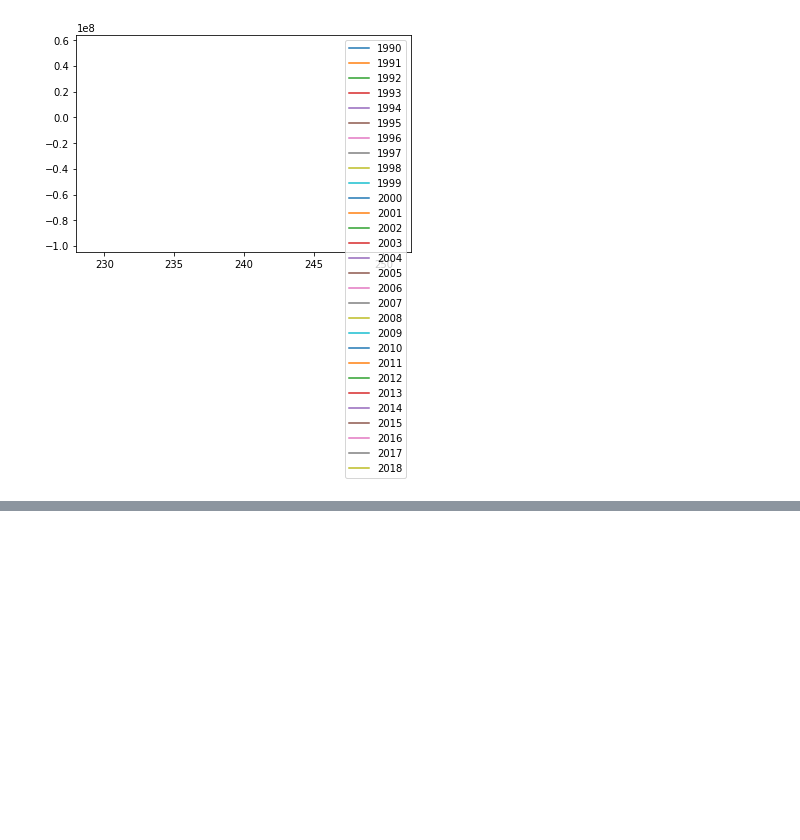
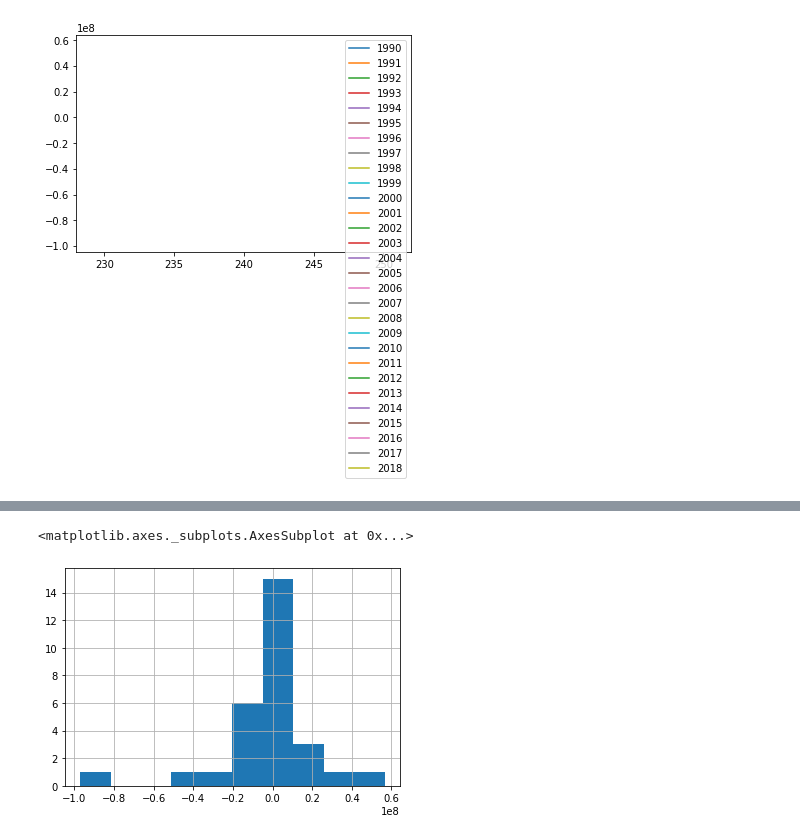
Before and after one commit to MartinSteinegger/cas-ddj, a Jupyter notebook: 08 Pandas Teil 1/Bilanz Stadt Winterthur.ipynb, the cells around one changed output, grey strips where cells are left out. Cells and saved outputs as stored; diff of their text form; code cells hidden in the pictures; blank space fills up the shorter version.

```diff
--- a/08 Pandas Teil 1/Bilanz Stadt Winterthur.ipynb
+++ b/08 Pandas Teil 1/Bilanz Stadt Winterthur.ipynb
@@ -123,0 +133,5 @@ df[saubereliste].iloc[240:241].plot()
+# %%
+winti.hist()
+# %% [output]
+<matplotlib.axes._subplots.AxesSubplot at 0x...>
+[figure, added]
```
Also changed, not shown: parts of 3 cells of this notebook.
